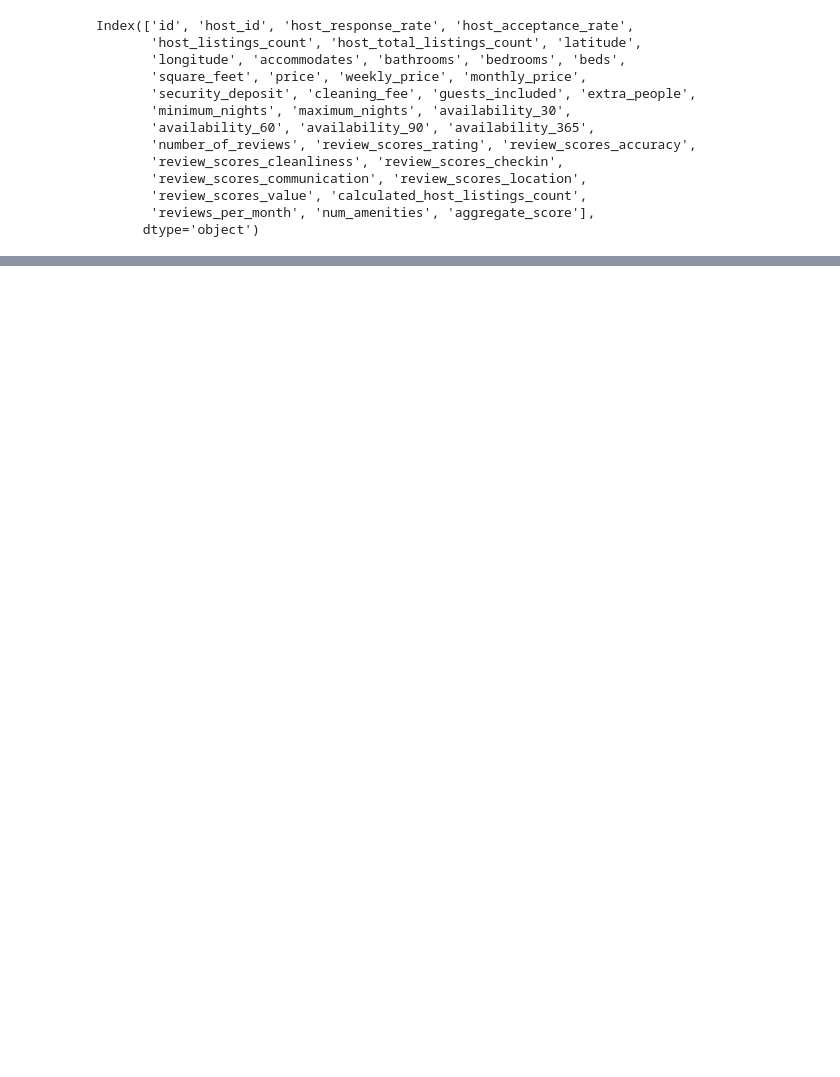
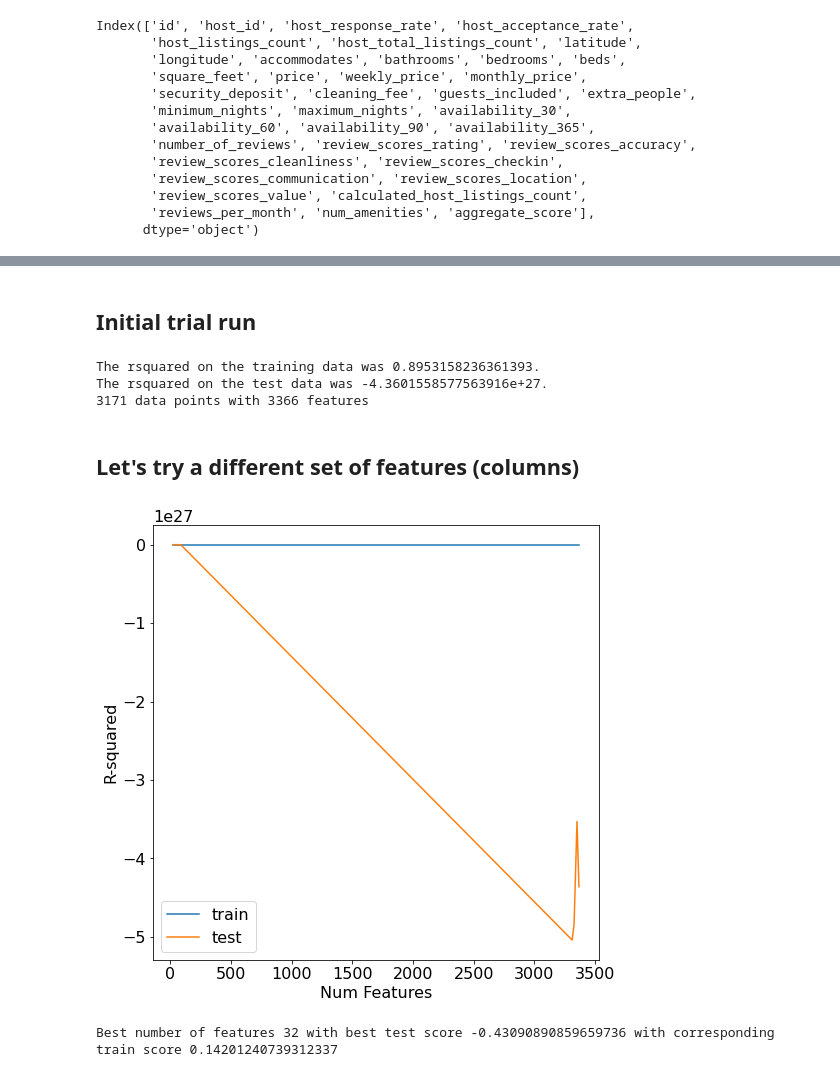
Before and after one commit to aaronlws95/airbnb-data-analysis, a Jupyter notebook: 2-prediction_model.ipynb, the cells around one changed output, grey strips where cells are left out. Drawn from its saved outputs; the diff is of its cells as text; code cells hidden in the pictures; blank space fills up the shorter version.

```diff
--- a/2-prediction_model.ipynb
+++ b/2-prediction_model.ipynb
@@ -157,0 +279,59 @@ Index([], dtype='object')
+# %% [markdown]
+## Initial trial run
+# %%
+drop_cols_numeric = ["id", "host_id", "square_feet"] + [x for x in df_listings.select_dtypes(include=np.number).columns if "review" in x]
+drop_cols_object = ["name", "summary", "space", "description", "neighborhood_overview", "notes",
+                   "transit", "host_name", "host_since", "host_about", "street",
+                   "first_review", "last_review"] + [x for x in df_listings.select_dtypes(include="object").columns if "url" in x]
+drop_cols = drop_cols_numeric + drop_cols_object
+X, y = prepare_for_model_df_listings(df_listings, drop_cols)
+train_score, test_score = run_linear_regression(X,y)
+print("The rsquared on the training data was {}.\nThe rsquared on the test data was {}.\n{} data points with {} features".format(train_score, test_score, X.shape[0], X.shape[1]))
+# %% [output]
+The rsquared on the training data was 0.8953158236361393.
+The rsquared on the test data was -4.3601558577563916e+27.
+3171 data points with 3366 features
+# %% [markdown]
+## Let's try a different set of features (columns)
+# %%
+drop_col_lists = [
+    drop_cols,
+    drop_cols + list(host_verification_dict.keys()),
+    drop_cols + list(amenities_dict.keys()),
+    drop_cols + list(amenities_dict.keys()) + list(host_verification_dict.keys()),
+    drop_cols + list(df_listings.select_dtypes(include="object").columns),
+    drop_cols + list(df_listings.select_dtypes(include="object").columns) + list(host_verification_dict.keys()),
+    drop_cols + list(df_listings.select_dtypes(include="object").columns) + list(amenities_dict.keys()),
+    drop_cols + list(df_listings.select_dtypes(include="object").columns) + list(amenities_dict.keys()) + list(host_verification_dict.keys()),
+    drop_cols + list(df_listings.select_dtypes(include="bool").columns) + list(df_listings.select_dtypes(include="object").columns),
+]
+
+train_score_list = []
+test_score_list = []
+num_features = []
+best_X = X
+best_test_score = -999
+corresponding_train_score = 0
+for drop_list in drop_col_lists:
+    X, y = prepare_for_model_df_listings(df_listings, drop_list)
+    train_score, test_score = run_linear_regression(X,y)
+    train_score_list.append(train_score)
+    test_score_list.append(test_score)
+    if test_score > best_test_score:
+        corresponding_train_score = train_score
+        best_test_score = test_score
+        best_X = X
+    num_features.append(X.shape[1])
+# %%
+fig = plt.figure();
+plt.plot(num_features, train_score_list, label="train");
+plt.plot(num_features, test_score_list, label="test");
+plt.ylabel("R-squared");
+plt.xlabel("Num Features");
+plt.legend();
+# %% [output]
+[figure, added]
+# %%
+print("Best number of features {} with best test score {} with corresponding train score {}".format(best_X.shape[1], best_test_score, corresponding_train_score))
+# %% [output]
+Best number of features 32 with best test score -0.43090890859659736 with corresponding train score 0.14201240739312337
```
Also changed, not shown: parts of 20 cells of this notebook, 2 other files.
